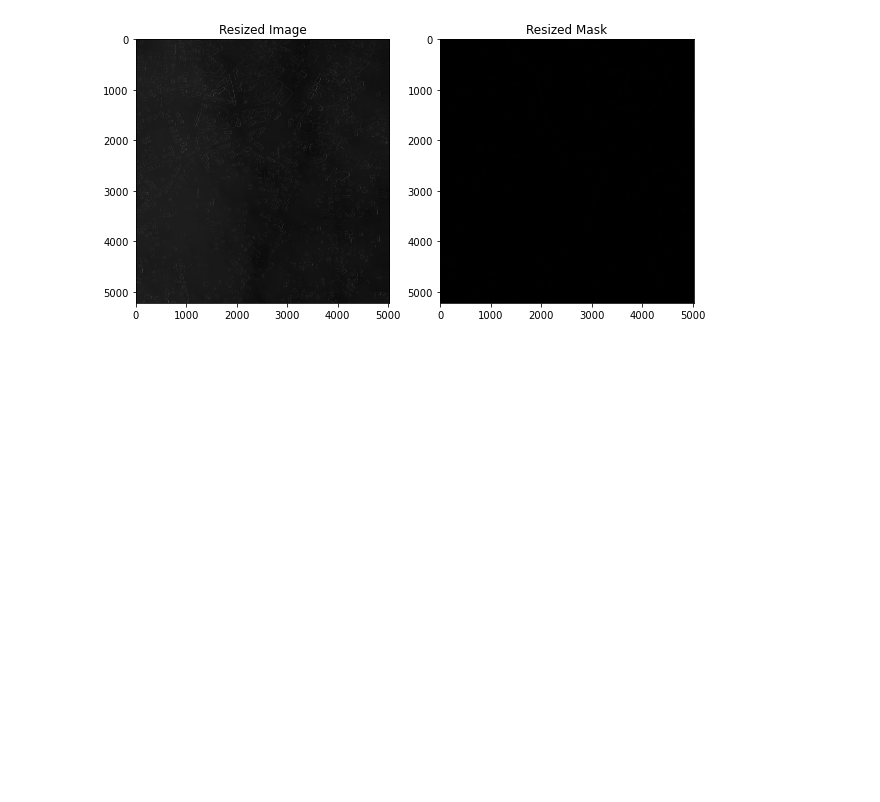
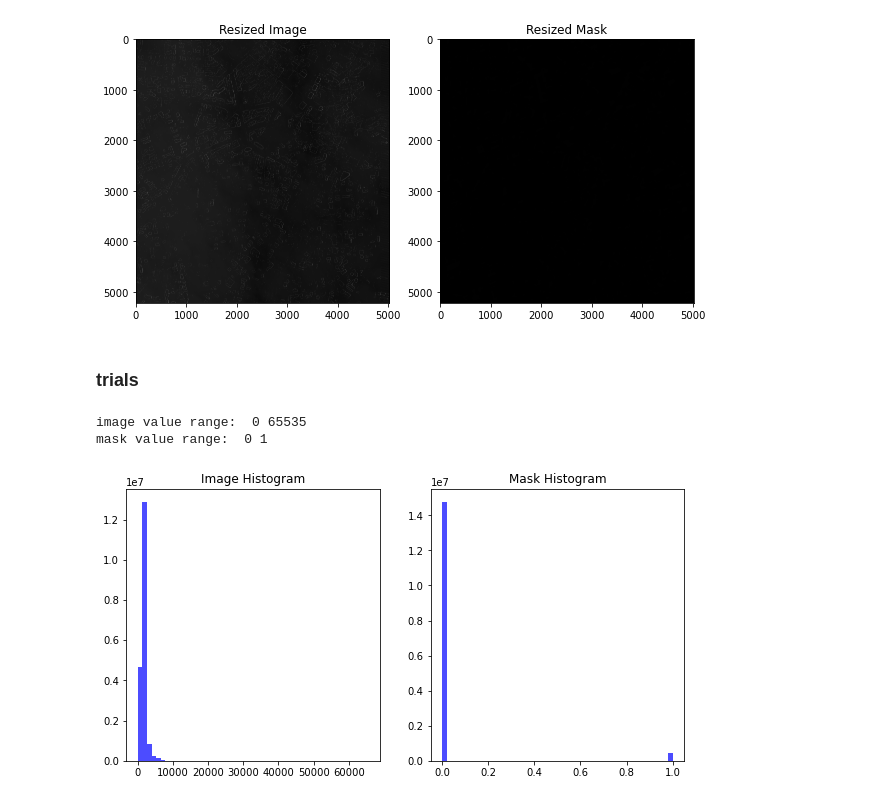
Before and after one commit to ZiyiiiL/Inpainting, a Jupyter notebook: PreData.ipynb, the cells around one changed output. Drawn from its saved outputs; the diff is of its cells as text; code cells hidden in the pictures; blank space fills up the shorter version.

```diff
--- a/PreData.ipynb
+++ b/PreData.ipynb
@@ -399,3 +512,27 @@ mask.save("/scratch2/ziyliu/LAMA/lama/test_img/mask.tif")
 # %% [output]
 Text(0.5, 1.0, 'Resized Mask')
 [figure]
+# %% [markdown]
+### trials
+# %%
+image = Image.open("/scratch2/ziyliu/LAMA/lama/014905040010_01_P001.tif")
+mask = Image.open("/scratch2/ziyliu/LAMA/lama/OcclusionMask-56cm.tif")
+
+# print the value range of the image and mask
+image = np.array(image)
+mask = np.array(mask)
+
+print("image value range: ", np.min(image), np.max(image))
+print("mask value range: ", np.min(mask), np.max(mask))
+
+# plot the histogram of the image and mask
+fig, ax = plt.subplots(1, 2, figsize=(10, 5))
+ax[0].hist(image.flatten(), bins=50, alpha=0.7, color='b')
+ax[0].set_title('Image Histogram')
+ax[1].hist(mask.flatten(), bins=50, alpha=0.7, color='b')
+ax[1].set_title('Mask Histogram')
+plt.show()
+# %% [output]
+image value range:  0 65535
+mask value range:  0 1
+[figure, added]
```
Also changed, not shown: parts of 22 cells of this notebook, 1 other file.
